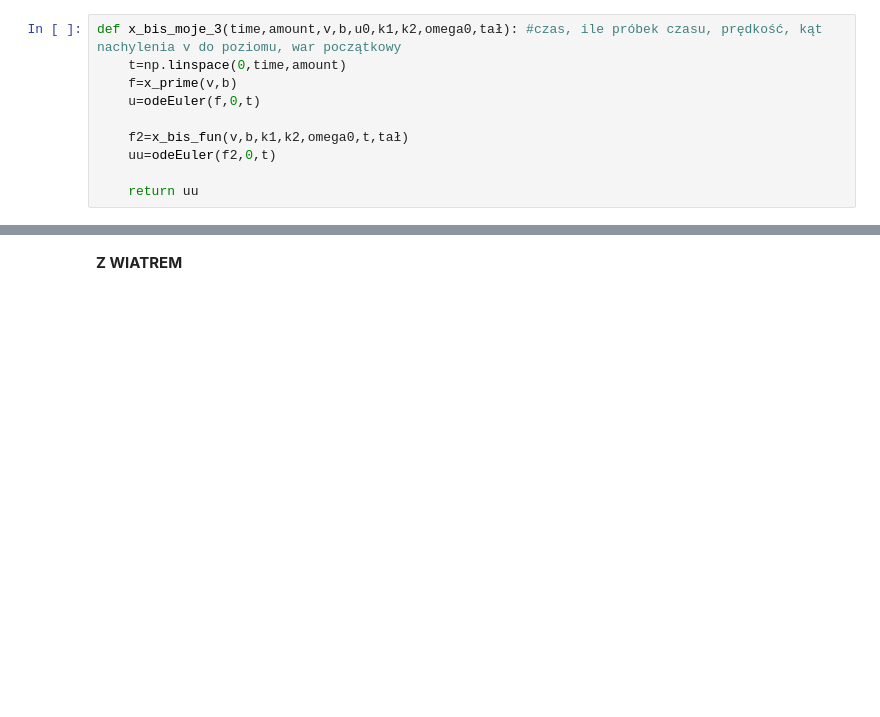
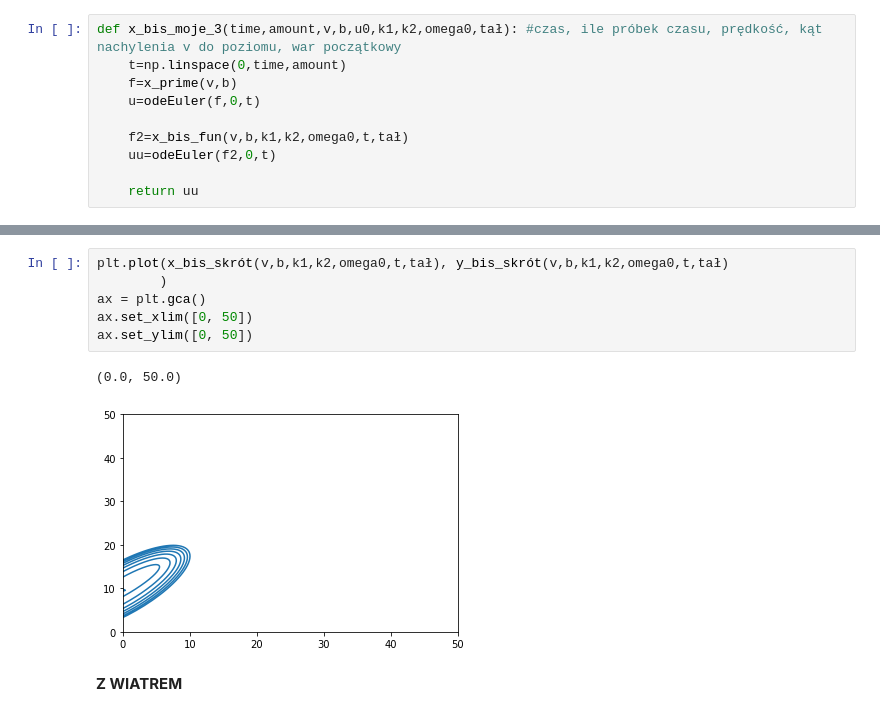
Before and after one commit to maggszy/rownania_rozniczkowe, a Jupyter notebook: rownaniarozniczkowe-wer.ipynb, the cells around one changed output, grey strips where cells are left out. Cells and saved outputs as stored; diff of their text form; blank space fills up the shorter version.

```diff
--- a/rownaniarozniczkowe-wer.ipynb
+++ b/rownaniarozniczkowe-wer.ipynb
@@ -346,3 +471,12 @@ def x_bis_moje_3(time,amount,v,b,u0,k1,k2,omega0,tał): #czas, ile próbek czasu
+# %%
+plt.plot(x_bis_skrót(v,b,k1,k2,omega0,t,tał), y_bis_skrót(v,b,k1,k2,omega0,t,tał)
+        )
+ax = plt.gca()
+ax.set_xlim([0, 50])
+ax.set_ylim([0, 50])
+# %% [output]
+(0.0, 50.0)
+[figure, added]
 # %% [markdown]
 **Z WIATREM**
 # %%
```
Also changed, not shown: parts of 25 cells of this notebook, 1 other file.
